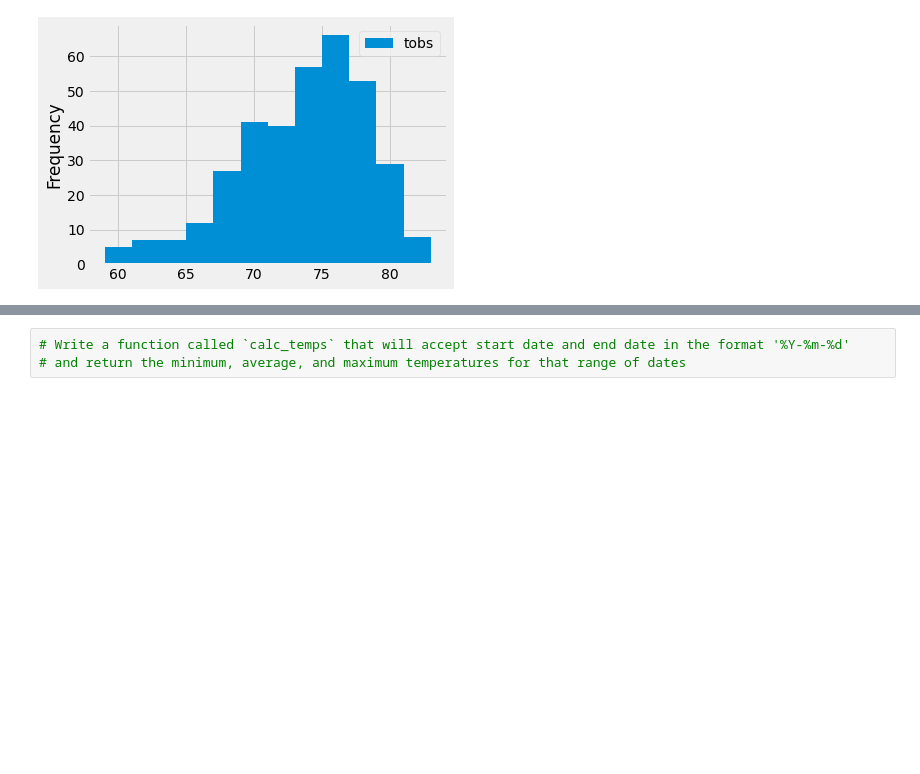
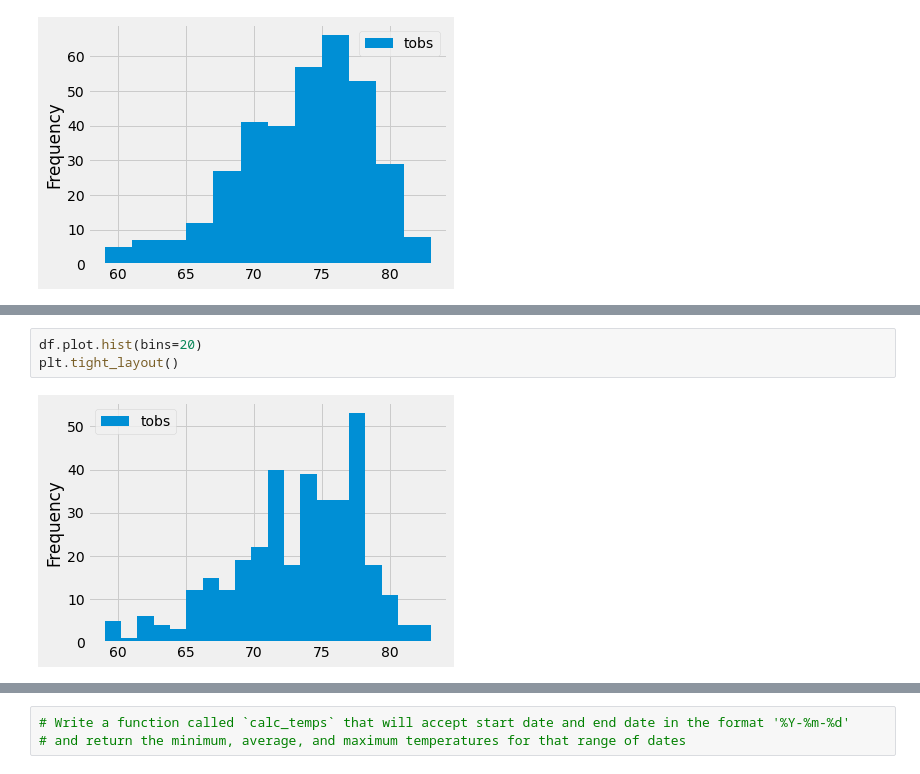
Before and after one commit to karanpreetjaggi/surfs_up, a Jupyter notebook: climate_analysis.ipynb, the cells around one changed output, grey strips where cells are left out. Cells and saved outputs as stored; diff of their text form; blank space fills up the shorter version.

```diff
--- a/climate_analysis.ipynb
+++ b/climate_analysis.ipynb
@@ -157,0 +163,5 @@ plt.tight_layout()
+# %%
+df.plot.hist(bins=20)
+plt.tight_layout()
+# %% [output]
+[figure, added]
```
Also changed, not shown: parts of 4 cells of this notebook.
